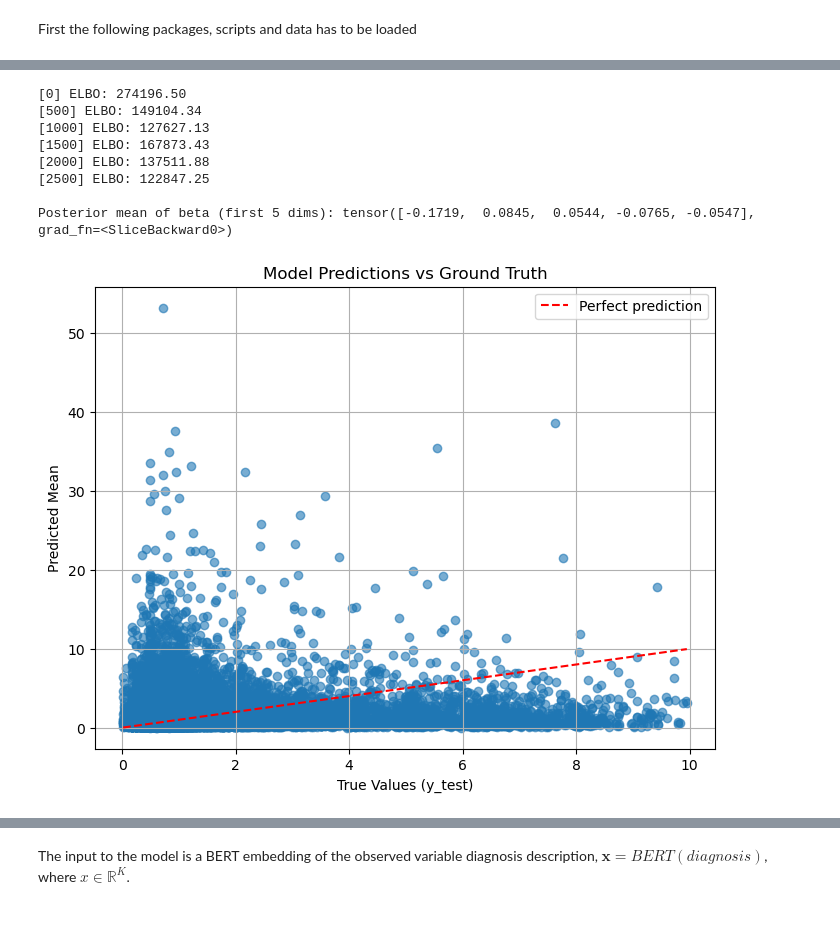
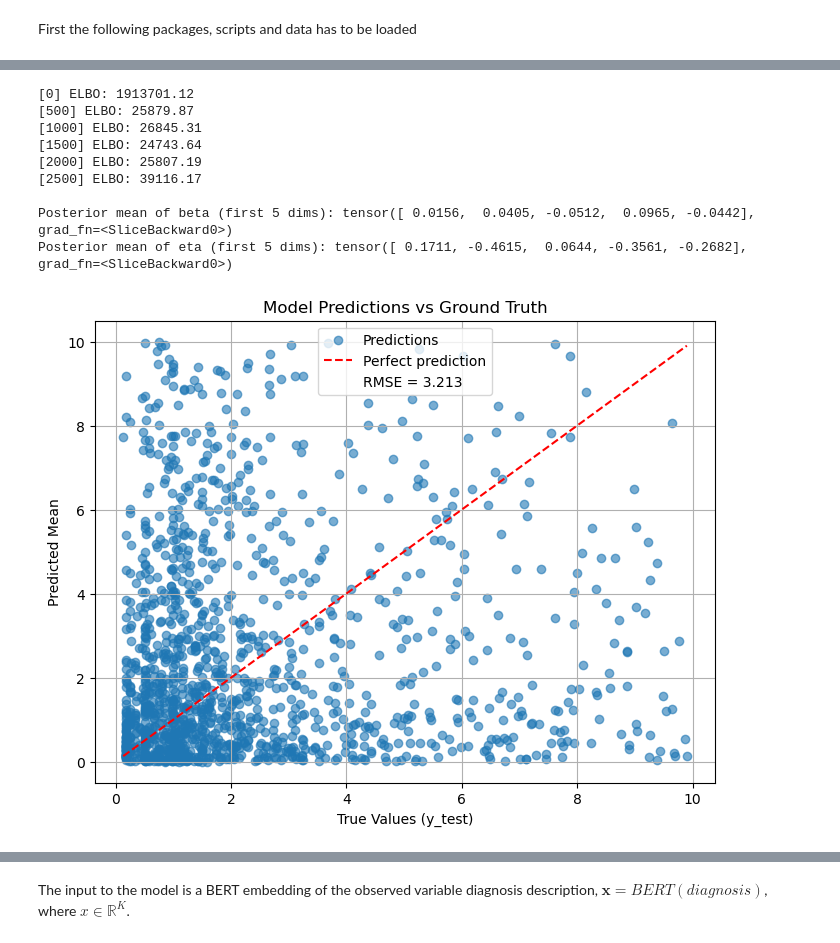
Before and after one commit to KarolineKlan/mbml_project, a Jupyter notebook: explanatory_notebook.ipynb, the cells around one changed output, grey strips where cells are left out. Cells and saved outputs as stored; diff of their text form; code cells hidden in the pictures.

```diff
--- a/explanatory_notebook.ipynb
+++ b/explanatory_notebook.ipynb
@@ -122,3 +136,8 @@ X_train, X_test, y_train, y_test = train_test_split(
+# %%
+X_train = x_emb_train
+y_train = v_time_train
+X_test = x_emb_test
+y_test = v_time_test
 # %%
 import torch
 import pyro
@@ -161,11 +180,11 @@ def heteroscedastic_regression(data, targets=None):
 
     with pyro.plate("data", P):
         loc = data @ beta
-        scale = torch.exp(data @ eta)  # Ensure positivity
+        scale = torch.nn.functional.softplus(data @ eta) + 1e-3
         pyro.sample("v", dist.LogNormal(loc, scale), obs=targets)
 
 # ==== Guide ====
-guide = AutoNormal(log_normal)
+guide = AutoNormal(heteroscedastic_regression)
 
 # ==== Optimizer ====
 pyro.clear_param_store()
@@ -174,7 +193,7 @@ optimizer = ClippedAdam(adam_params)
 
 # ==== Inference ====
 elbo = Trace_ELBO(num_particles=3)
-svi = SVI(log_normal, guide, optimizer, loss=elbo)
+svi = SVI(heteroscedastic_regression, guide, optimizer, loss=elbo)
 
 n_steps = 3000
 for step in range(n_steps):
@@ -184,47 +203,57 @@ for step in range(n_steps):
 
 # ==== Posterior Mean Estimates ====
 posterior = guide(X)
-beta_mean = posterior["beta"]
-#eta_mean = posterior["eta"]
+beta_mean_d = posterior["beta"]
+eta_mean_d = posterior["eta"]
 
-print("\nPosterior mean of beta (first 5 dims):", beta_mean[:5])
-#print("Posterior mean of eta (first 5 dims):", eta_mean[:5])
+print("\nPosterior mean of beta (first 5 dims):", beta_mean_d[:5])
+print("Posterior mean of eta (first 5 dims):", eta_mean_d[:5])
 # %% [output]
-[0] ELBO: 274196.50
-[500] ELBO: 149104.34
-[1000] ELBO: 127627.13
-[1500] ELBO: 167873.43
-[2000] ELBO: 137511.88
-[2500] ELBO: 122847.25
+[0] ELBO: 1913701.12
+[500] ELBO: 25879.87
+[1000] ELBO: 26845.31
+[1500] ELBO: 24743.64
+[2000] ELBO: 25807.19
+[2500] ELBO: 39116.17
 
-Posterior mean of beta (first 5 dims): tensor([-0.1719,  0.0845,  0.0544, -0.0765, -0.0547], grad_fn=<SliceBackward0>)
+Posterior mean of beta (first 5 dims): tensor([ 0.0156,  0.0405, -0.0512,  0.0965, -0.0442], grad_fn=<SliceBackward0>)
+Posterior mean of eta (first 5 dims): tensor([ 0.1711, -0.4615,  0.0644, -0.3561, -0.2682], grad_fn=<SliceBackward0>)
 # %%
-y_pred_log = dist.LogNormal(X_test @ beta_mean, torch.tensor(1.0)).sample()
+y_pred_log = dist.LogNormal(X_test @ beta_mean_d, torch.nn.functional.softplus(X_test @ eta_mean_d) + 1e-3).sample()
 
 # Convert to numpy for easy filtering
 y_pred_np = y_pred_log.cpu().numpy()
 y_test_np = y_test.cpu().numpy()
 
 # Define a max value threshold (e.g., 1e6) to clip out extreme values
 threshold = 1e1
 
 # Create a valid mask
-mask = np.isfinite(y_test_np) & (y_test_np < threshold)
+mask = np.isfinite(y_pred_np) & (y_pred_np < threshold) & (y_test_np < threshold)
 
 # Apply the mask
 y_pred_clean = y_pred_np[mask]
 y_test_clean = y_test_np[mask]
 
-import matplotlib.pyplot as plt
 
+# Compute RMSE
+rmse = np.sqrt(mean_squared_error(y_test_clean, y_pred_clean))
+
+# Plot
 plt.figure(figsize=(8, 6))
-plt.scatter(y_test_clean, y_pred_clean, alpha=0.6)
-plt.plot([y_test_clean.min(), y_test_clean.max()], [y_test_clean.min(), y_test_clean.max()], 'r--', label="Perfect prediction")
+plt.scatter(y_test_clean, y_pred_clean, alpha=0.6, label="Predictions")
+plt.plot([y_test_clean.min(), y_test_clean.max()],
+         [y_test_clean.min(), y_test_clean.max()],
+         'r--', label="Perfect prediction")
+
+# Add dummy plot for RMSE
+plt.plot([], [], ' ', label=f"RMSE = {rmse:.3f}")
+
 plt.xlabel("True Values (y_test)")
 plt.ylabel("Predicted Mean")
 plt.title("Model Predictions vs Ground Truth")
 plt.legend()
 plt.grid(True)
 plt.show()
 # %% [output]
-[figure, old version]
+[figure, new version]
```
Also changed, not shown: parts of 38 cells of this notebook.
